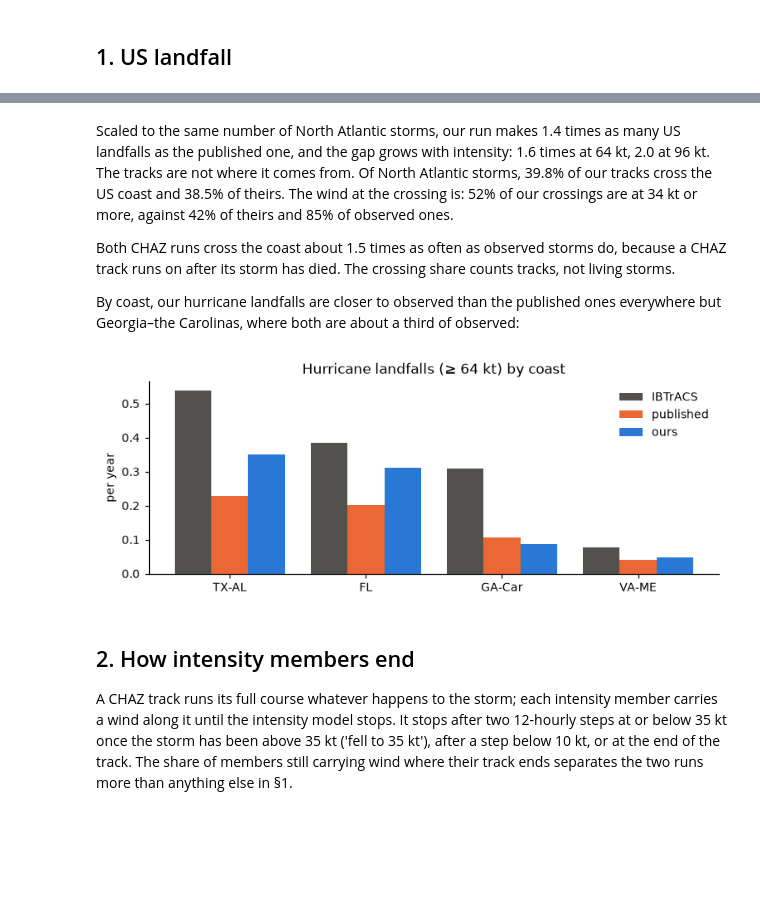
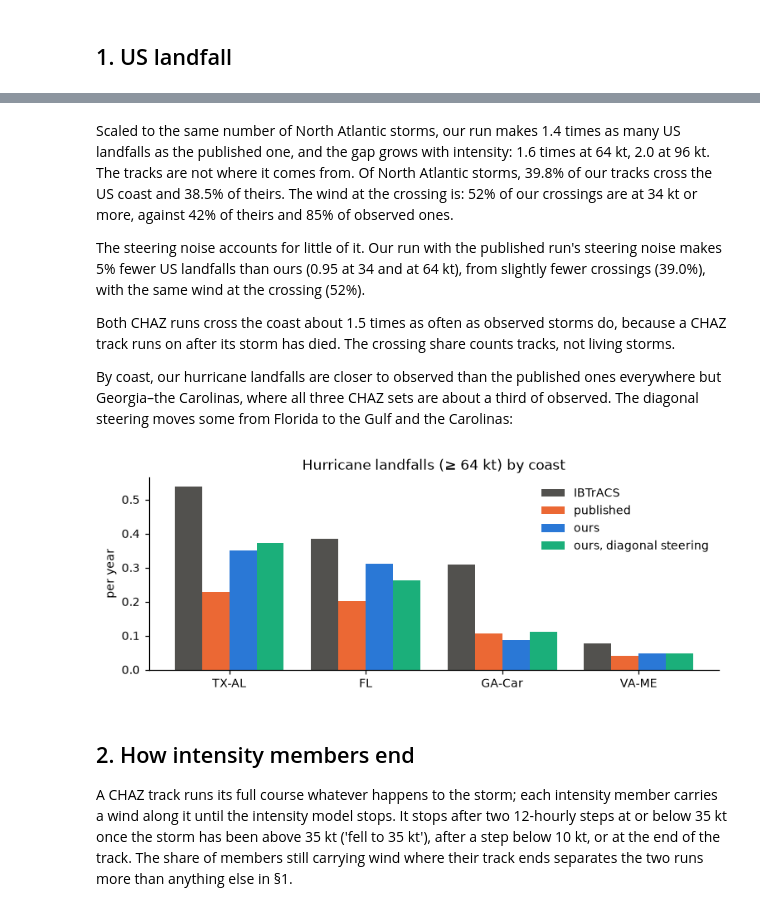
Before and after one commit to carbonplan/ocr-multi-hazard, a Jupyter notebook: docs/methods/hurricane-risk/tracks.ipynb, the cells around one changed output, grey strips where cells are left out. Saved outputs shown, nothing was run; the diff lists cells and outputs as text; code cells hidden in the pictures; blank space fills up the shorter version.

```diff
--- a/docs/methods/hurricane-risk/tracks.ipynb
+++ b/docs/methods/hurricane-risk/tracks.ipynb
@@ -28,22 +30,34 @@ import xarray as xr
 
 from ocr.risks.hurricane import landfall, store, tracks
 
-OURS, THEIRS, OBS = '#2a78d6', '#eb6834', '#52514e'
-COLORS = {'IBTrACS': OBS, 'published': THEIRS, 'ours': OURS}
+TCGI = 'TCGI_CRH_PI'
+OURS, THEIRS, OBS, DIAG = '#2a78d6', '#eb6834', '#52514e', '#1baf7a'
+SETS = {'ours': TCGI, 'ours, diagonal steering': f'{TCGI}-steering-diagonal'}
+COLORS = {'IBTrACS': OBS, 'published': THEIRS, 'ours': OURS, 'ours, diagonal steering': DIAG}
 plt.rcParams.update(
     {'axes.spines.top': False, 'axes.spines.right': False, 'figure.dpi': 110, 'font.size': 9}
 )
-TCGI = 'TCGI_CRH_PI'
-summary = pd.read_csv(store.path(f'{landfall.OUT}/summary_{TCGI}.csv'), index_col=0)
+summaries = {
+    name: pd.read_csv(store.path(f'{landfall.OUT}/summary_{run}.csv'), index_col=0)
+    for name, run in SETS.items()
+}
+
+
+def scaled_column(summary, prefix):
+    return summary[next(c for c in summary if c.startswith(f'{prefix} (x'))]
+
+
+scaled = {
+    'IBTrACS': summaries['ours']['IBTrACS'],
+    'published': scaled_column(summaries['ours'], 'published'),
+    **{name: scaled_column(summary, 'ours') for name, summary in summaries.items()},
+}
 rows = {
-    name: pd.read_parquet(store.path(f'{landfall.OUT}/rows_{key}.parquet'))
-    for name, key in (('IBTrACS', 'ibtracs'), ('published', 'published'), ('ours', f'ours_{TCGI}'))
-}
-scaled = {
-    'IBTrACS': summary['IBTrACS'],
+    'IBTrACS': pd.read_parquet(store.path(f'{landfall.OUT}/rows_ibtracs.parquet')),
+    'published': pd.read_parquet(store.path(f'{landfall.OUT}/rows_published.parquet')),
     **{
-        name: summary[next(c for c in summary if c.startswith(f'{name} (x'))]
-        for name in ('published', 'ours')
+        name: pd.read_parquet(store.path(f'{landfall.OUT}/rows_ours_{run}.parquet'))
+        for name, run in SETS.items()
     },
 }
 # %% [markdown]
@@ -90,29 +105,34 @@ tracks are not where it comes from. Of North Atlantic storms, 39.8% of our track
 coast and 38.5% of theirs. The wind at the crossing is: 52% of our crossings are at 34 kt or more,
 against 42% of theirs and 85% of observed ones.
 
+The steering noise accounts for little of it. Our run with the published run's steering noise
+makes 5% fewer US landfalls than ours (0.95 at 34 and at 64 kt), from slightly fewer crossings
+(39.0%), with the same wind at the crossing (52%).
+
 Both CHAZ runs cross the coast about 1.5 times as often as observed storms do, because a CHAZ
 track runs on after its storm has died. The crossing share counts tracks, not living storms.
 
 By coast, our hurricane landfalls are closer to observed than the published ones everywhere but
-Georgia–the Carolinas, where both are about a third of observed:
+Georgia–the Carolinas, where all three CHAZ sets are about a third of observed. The diagonal
+steering moves some from Florida to the Gulf and the Carolinas:
 # %%
 regions = ['TX-AL', 'FL', 'GA-Car', 'VA-ME']
 fig, ax = plt.subplots(figsize=(7, 2.8))
 x = np.arange(len(regions))
 for k, (name, s) in enumerate(scaled.items()):
     ax.bar(
-        x + (k - 1) * 0.27,
+        x + (k - 1.5) * 0.2,
         [s[f'{r} landfalls/yr >= 64 kt'] for r in regions],
-        0.27,
+        0.2,
         color=COLORS[name],
         label=name,
     )
 ax.set_xticks(x, regions)
 ax.set(ylabel='per year', title='Hurricane landfalls (≥ 64 kt) by coast')
 ax.legend(frameon=False)
 fig.tight_layout()
 # %% [output]
-[figure, old version]
+[figure, new version]
 # %% [markdown]
 ## 2. How intensity members end
 
```
Also changed, not shown: parts of 13 cells of this notebook.
